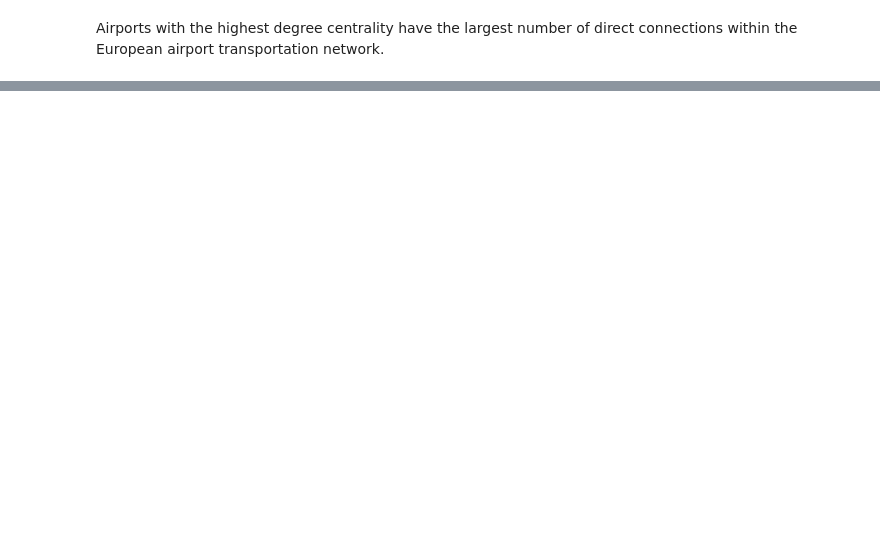
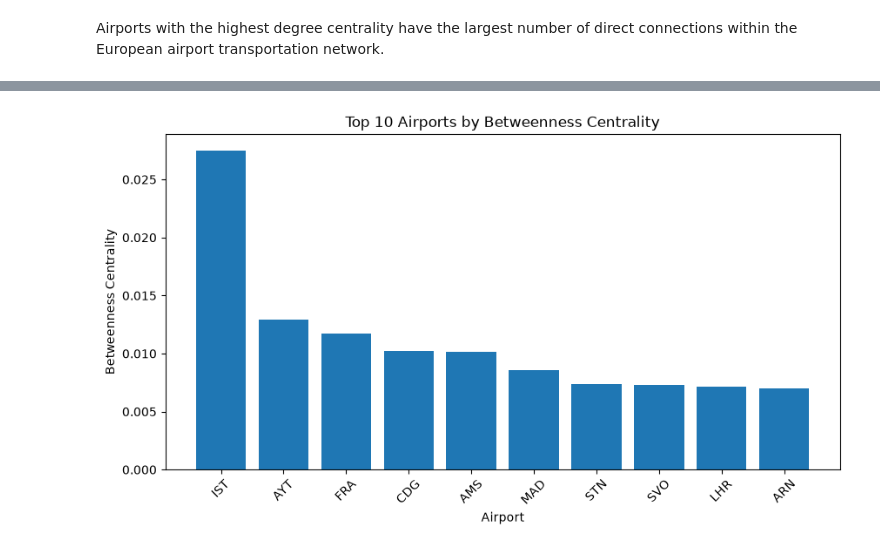
Before and after one commit to onurercen/flightAnalysis, a Jupyter notebook: analysis.ipynb, the cells around one changed output, grey strips where cells are left out. Cells and saved outputs as stored; diff of their text form; code cells hidden in the pictures; blank space fills up the shorter version.

Commit message:
betweenness centrality

```diff
--- a/analysis.ipynb
+++ b/analysis.ipynb
@@ -273,0 +448,15 @@ airport_info = (
+# %%
+betweenness = nx.betweenness_centrality(
+    G,
+    normalized=True
+)
+# %%
+betweenness_df = pd.DataFrame(
+    betweenness.items(),
+    columns=["Airport", "Betweenness_Centrality"]
+)
+# %%
+##sort
+betweenness_df = betweenness_df.sort_values(
+    by="Betweenness_Centrality", ascending=False
+)
@@ -273,0 +478,21 @@ airport_info = (
+# %%
+top10 = betweenness_df.head(10)
+
+plt.figure(figsize=(10,5))
+
+plt.bar(
+    top10["Airport"],
+    top10["Betweenness_Centrality"]
+)
+
+plt.title("Top 10 Airports by Betweenness Centrality")
+
+plt.xlabel("Airport")
+
+plt.ylabel("Betweenness Centrality")
+
+plt.xticks(rotation=45)
+
+plt.show()
+# %% [output]
+[figure, added]
```
Also changed, not shown: parts of 33 cells of this notebook, 1 other file.
